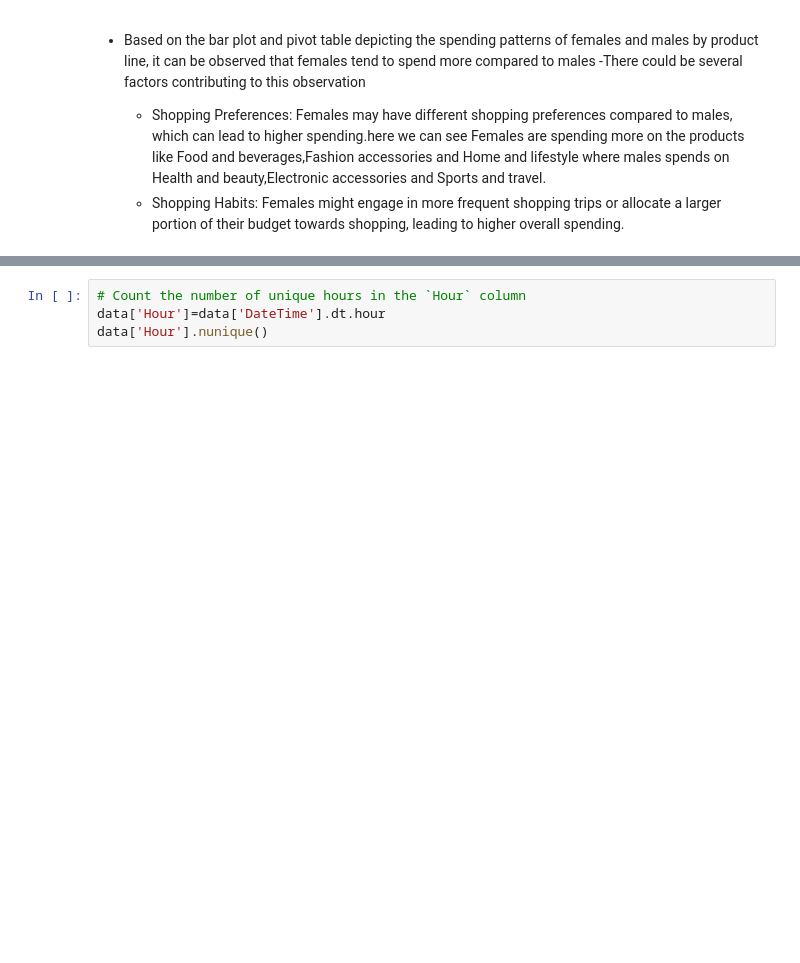
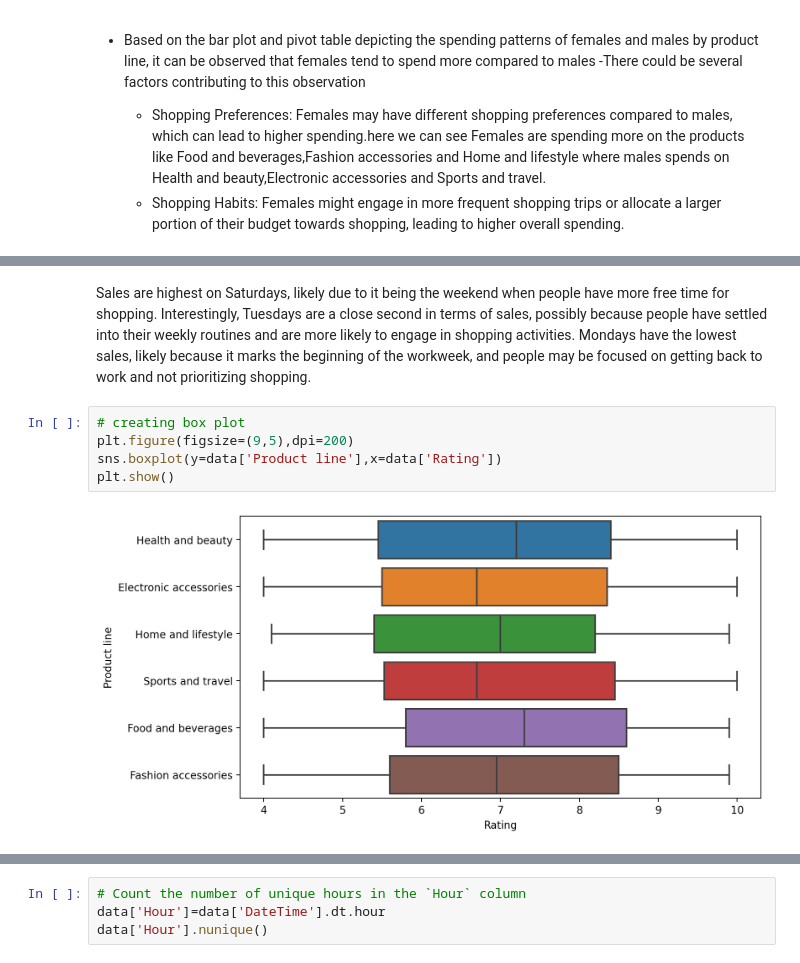
Before and after one commit to ArjunKrizz/Exploratory-Data-Analysis-of-Supermarket-Sales, a Jupyter notebook: EDA2.ipynb, the cells around one changed output, grey strips where cells are left out. Drawn from its saved outputs; the diff is of its cells as text; blank space fills up the shorter version.

```diff
--- a/EDA2.ipynb
+++ b/EDA2.ipynb
@@ -384,0 +395,9 @@ pivot_tab.sort_values(by='Male',ascending=False)
+# %% [markdown]
+Sales are highest on Saturdays, likely due to it being the weekend when people have more free time for shopping. Interestingly, Tuesdays are a close second in terms of sales, possibly because people have settled into their weekly routines and are more likely to engage in shopping activities. Mondays have the lowest sales, likely because it marks the beginning of the workweek, and people may be focused on getting back to work and not prioritizing shopping.
+# %%
+# creating box plot
+plt.figure(figsize=(9,5),dpi=200)
+sns.boxplot(y=data['Product line'],x=data['Rating'])
+plt.show()
+# %% [output]
+[figure, added]
```
Also changed, not shown: parts of 6 cells of this notebook.
